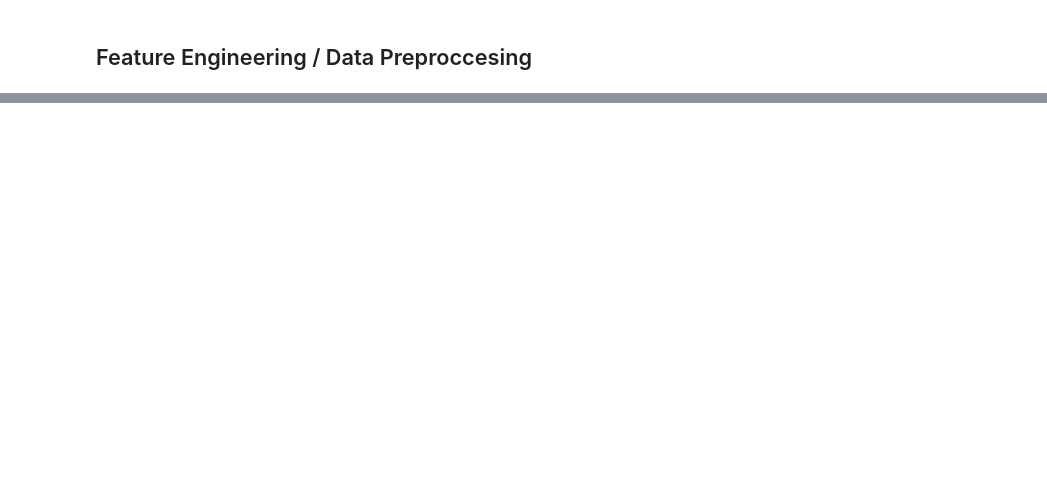
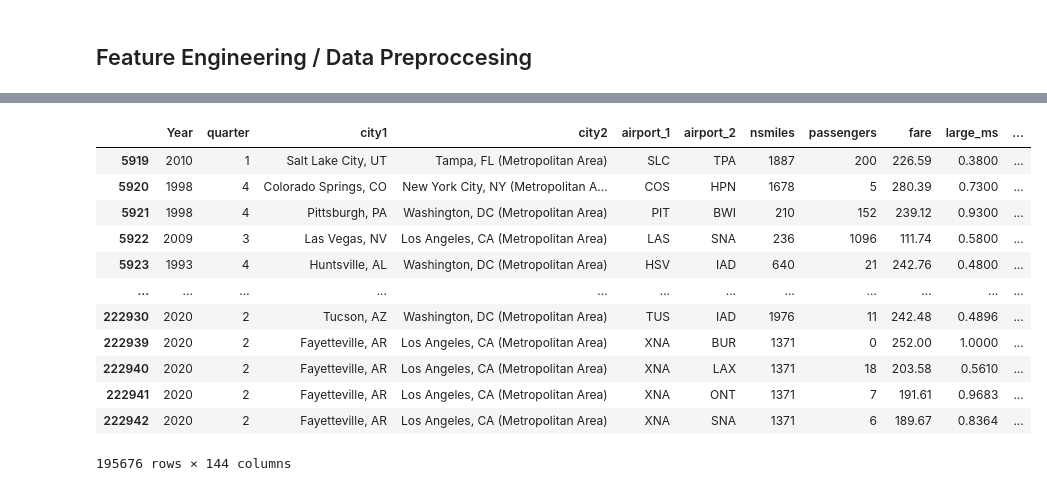
Before and after one commit to lcbean/flight-price-model, a Jupyter notebook: main.ipynb, the cells around one changed output, grey strips where cells are left out. Drawn from its saved outputs; the diff is of its cells as text; code cells hidden in the pictures; blank space fills up the shorter version.

```diff
--- a/main.ipynb
+++ b/main.ipynb
@@ -618,4 +602,0 @@ df[['fare_per_mile']].head()
-# %%
-
-df = df[['Year', 'quarter', 'airport_1', 'airport_2', 'dep_city', 'dep_state', 'dest_city', 'dest_state', 'nsmiles', 'passengers', 'fare', 'fare_per_mile', 'carrier_lg', 'large_ms', 'fare_lg', 'carrier_low', 'fare_low', ]]
-df.head()
@@ -739,2 +603,2 @@ plt.show()
 # %%
-df = df_no_outliers
+df.info()
@@ -740,0 +623,3 @@ df = df_no_outliers
+# %%
+df.drop(columns=['Geocoded_City1', 'Geocoded_City2',  'citymarketid_1', 'citymarketid_2', 'tbl', 'airportid_1', 'airportid_2', 'tbl1apk', 'airport_pair', 'route'], inplace=True)
+df.head(5)
@@ -740,0 +637,4 @@ df = df_no_outliers
+# %%
+list1 = ['carrier_low', 'carrier_lg']
+for i in list1:
+    print(df[[i]].value_counts(), '\n')
@@ -740,0 +659,17 @@ df = df_no_outliers
+# %%
+df = pd.get_dummies(data = df, columns=list1, drop_first=True)
+df
+# %% [output]
+|  | Year | quarter | city1 | city2 | airport_1 | airport_2 | nsmiles | passengers | fare | large_ms | ... |
+| 5919 | 2010 | 1 | Salt Lake City, UT | Tampa, FL (Metropolitan Area) | SLC | TPA | 1887 | 200 | 226.59 | 0.3800 | ... |
+| 5920 | 1998 | 4 | Colorado Springs, CO | New York City, NY (Metropolitan A... | COS | HPN | 1678 | 5 | 280.39 | 0.7300 | ... |
+| 5921 | 1998 | 4 | Pittsburgh, PA | Washington, DC (Metropolitan Area) | PIT | BWI | 210 | 152 | 239.12 | 0.9300 | ... |
+| 5922 | 2009 | 3 | Las Vegas, NV | Los Angeles, CA (Metropolitan Area) | LAS | SNA | 236 | 1096 | 111.74 | 0.5800 | ... |
+| 5923 | 1993 | 4 | Huntsville, AL | Washington, DC (Metropolitan Area) | HSV | IAD | 640 | 21 | 242.76 | 0.4800 | ... |
+| ... | ... | ... | ... | ... | ... | ... | ... | ... | ... | ... | ... |
+| 222930 | 2020 | 2 | Tucson, AZ | Washington, DC (Metropolitan Area) | TUS | IAD | 1976 | 11 | 242.48 | 0.4896 | ... |
+| 222939 | 2020 | 2 | Fayetteville, AR | Los Angeles, CA (Metropolitan Area) | XNA | BUR | 1371 | 0 | 252.00 | 1.0000 | ... |
+| 222940 | 2020 | 2 | Fayetteville, AR | Los Angeles, CA (Metropolitan Area) | XNA | LAX | 1371 | 18 | 203.58 | 0.5610 | ... |
+| 222941 | 2020 | 2 | Fayetteville, AR | Los Angeles, CA (Metropolitan Area) | XNA | ONT | 1371 | 7 | 191.61 | 0.9683 | ... |
+| 222942 | 2020 | 2 | Fayetteville, AR | Los Angeles, CA (Metropolitan Area) | XNA | SNA | 1371 | 6 | 189.67 | 0.8364 | ... |
+195676 rows × 144 columns
```
Also changed, not shown: parts of 77 cells of this notebook.
